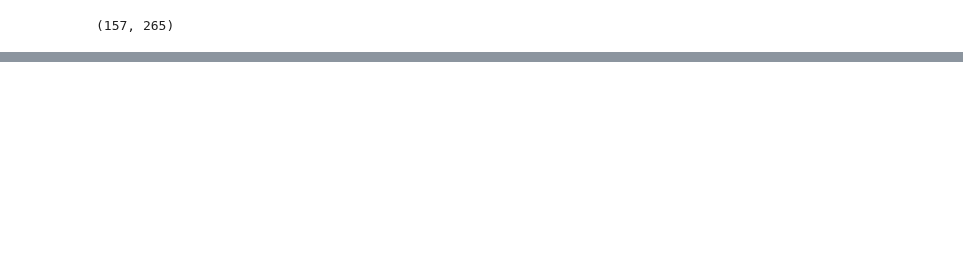
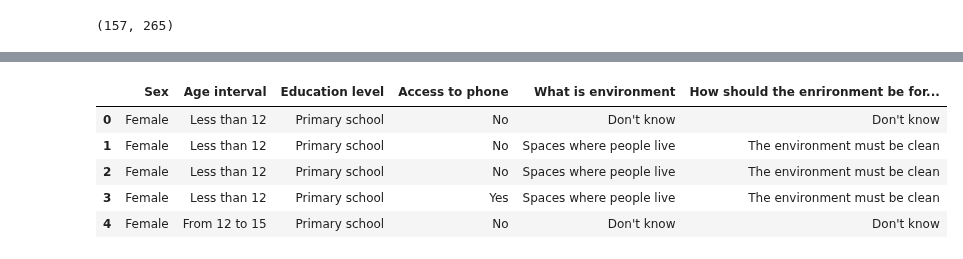
Before and after one commit to wisnercelucus/pes-nippes-data-cleaning, a Jupyter notebook: notebooks/students_cleaning.ipynb, the cells around one changed output, grey strips where cells are left out. Saved outputs shown, nothing was run; the diff lists cells and outputs as text; code cells hidden in the pictures; blank space fills up the shorter version.

```diff
--- a/notebooks/students_cleaning.ipynb
+++ b/notebooks/students_cleaning.ipynb
@@ -30,0 +138,13 @@ s_df = students_df.copy()
+# %%
+col_name = "Q6 –  Kisa ki anviwonman an? "
+values = {"Mwen pa konnen ":"Don't know",
+          "Se espas kote pye bwa yo ye":"Spaces where there are trees",
+          "Se rivyè yo, sous yo ":"Rivers, water springs",
+          "Se lanme a":"The sea",
+          "Se espas kote bet yo ak vi ":"Spaces where live the animals",
+          "Se espace kote moun nap viv, ak tout sa ki ladanl":"Spaces where people live",
+          "Se espas klas yo, lekol la":"Schools and classooms",
+          "Se espas anle a/syel la, ":"The sky",
+          "Lòt (Presize)":"Other",
+         }
+environment_knowledge =  rename_col_with_multiple_values(students_df, col_name, values)
@@ -30,0 +157,2 @@ s_df = students_df.copy()
+# %%
+n_s_df["What is environment"] = pd.Series(environment_knowledge)
@@ -30,0 +185,11 @@ s_df = students_df.copy()
+# %%
+
+col_name = "Q7 - Kijan anviwonman an dwe ye poun ka viv byen e rete sante ?  "
+values = {"Mwen pa konnen, ":"Don't know",
+          "Anviwonman dwe pwòp":"The environment must be clean",
+          "Nou dwe pwoteje pye bwa yo, ":"WE must protect the trees",
+          "Nou dwe plante pye bwa, sitou nan tèt mòn yo":"We must plant trees, mostly in the mountains",
+          "Nou pa dwe jete fatra tout kalite nan mang lan, nan lari, nan rivyè yo, bo lanmè a, ":"We must not throw garbages in the mangroves, in the streets, in the rivers and at the sea",
+          "Lòt (Presize)":"Other",
+         }
+environment_knowledge1 =  rename_col_with_multiple_values(students_df, col_name, values)
@@ -30,0 +198,9 @@ s_df = students_df.copy()
+# %%
+n_s_df.head()
+# %% [output]
+|  | Sex | Age interval | Education level | Access to phone | What is environment | How should the enrironment be for... |
+| 0 | Female | Less than 12 | Primary school | No | Don't know | Don't know |
+| 1 | Female | Less than 12 | Primary school | No | Spaces where people live | The environment must be clean |
+| 2 | Female | Less than 12 | Primary school | No | Spaces where people live | The environment must be clean |
+| 3 | Female | Less than 12 | Primary school | Yes | Spaces where people live | The environment must be clean |
+| 4 | Female | From 12 to 15 | Primary school | No | Don't know | Don't know |
```
Also changed, not shown: parts of 56 cells of this notebook, 5 other files.
